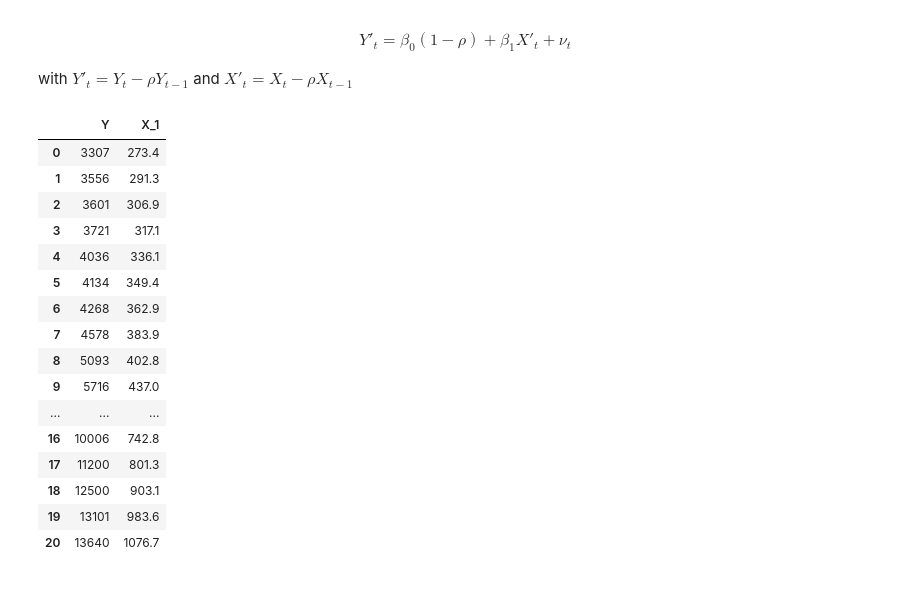
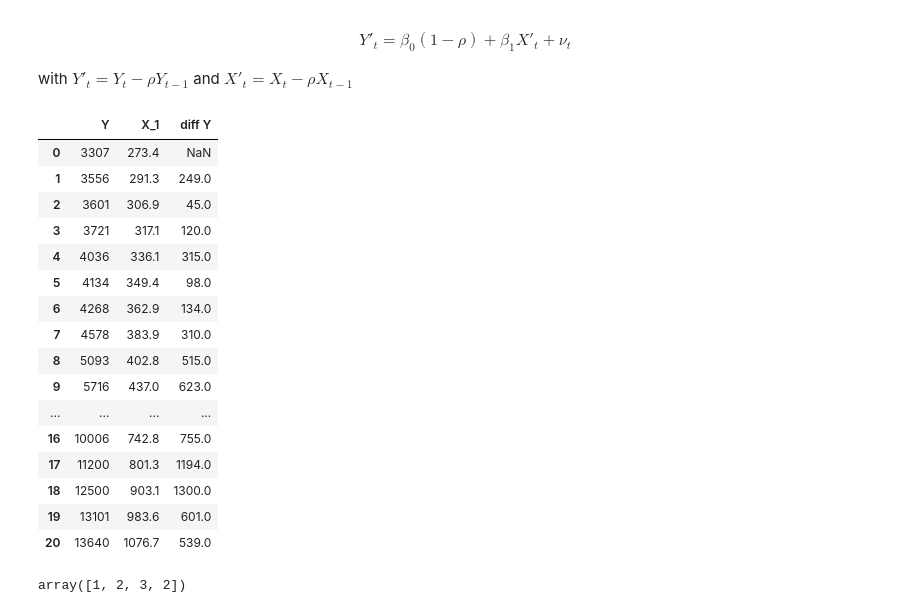
Before and after one commit to LugoBlogger/SI-201-542-forecasting-technique, a Jupyter notebook: chapter-07/07-example-05-generalized-diff.ipynb, the cells around one changed output. Drawn from its saved outputs; the diff is of its cells as text; code cells hidden in the pictures.

```diff
--- a/chapter-07/07-example-05-generalized-diff.ipynb
+++ b/chapter-07/07-example-05-generalized-diff.ipynb
@@ -418,24 +420,30 @@ with $Y'_t = Y_t - \rho Y_{t-1}$ and $X'_t = X_t - \rho X_{t-1}$
 # %%
 df_generalized = df_minitab[["Y", "X_1"]]
 
-
+df_generalized["diff Y"] = df_generalized["Y"] - df_generalized["Y"].shift(1)
 
 df_generalized
 # %% [output]
-|  | Y | X_1 |
-| 0 | 3307 | 273.4 |
-| 1 | 3556 | 291.3 |
-| 2 | 3601 | 306.9 |
-| 3 | 3721 | 317.1 |
-| 4 | 4036 | 336.1 |
-| 5 | 4134 | 349.4 |
-| 6 | 4268 | 362.9 |
-| 7 | 4578 | 383.9 |
-| 8 | 5093 | 402.8 |
-| 9 | 5716 | 437.0 |
-| ... | ... | ... |
-| 16 | 10006 | 742.8 |
-| 17 | 11200 | 801.3 |
-| 18 | 12500 | 903.1 |
-| 19 | 13101 | 983.6 |
-| 20 | 13640 | 1076.7 |
+|  | Y | X_1 | diff Y |
+| 0 | 3307 | 273.4 | NaN |
+| 1 | 3556 | 291.3 | 249.0 |
+| 2 | 3601 | 306.9 | 45.0 |
+| 3 | 3721 | 317.1 | 120.0 |
+| 4 | 4036 | 336.1 | 315.0 |
+| 5 | 4134 | 349.4 | 98.0 |
+| 6 | 4268 | 362.9 | 134.0 |
+| 7 | 4578 | 383.9 | 310.0 |
+| 8 | 5093 | 402.8 | 515.0 |
+| 9 | 5716 | 437.0 | 623.0 |
+| ... | ... | ... | ... |
+| 16 | 10006 | 742.8 | 755.0 |
+| 17 | 11200 | 801.3 | 1194.0 |
+| 18 | 12500 | 903.1 | 1300.0 |
+| 19 | 13101 | 983.6 | 601.0 |
+| 20 | 13640 | 1076.7 | 539.0 |
+# %%
+a = np.array([1, 2, 3])
+a = np.hstack((a, 2))
+a
+# %% [output]
+array([1, 2, 3, 2])
```
Also changed, not shown: parts of 6 cells of this notebook, 2 other files.
